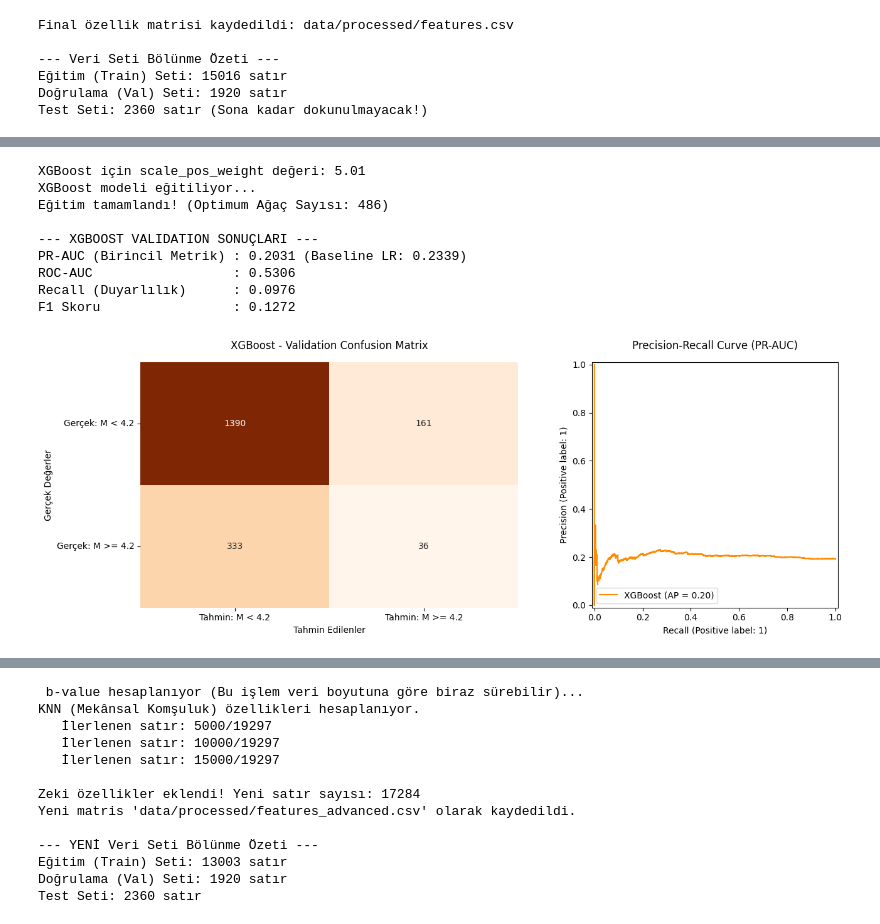
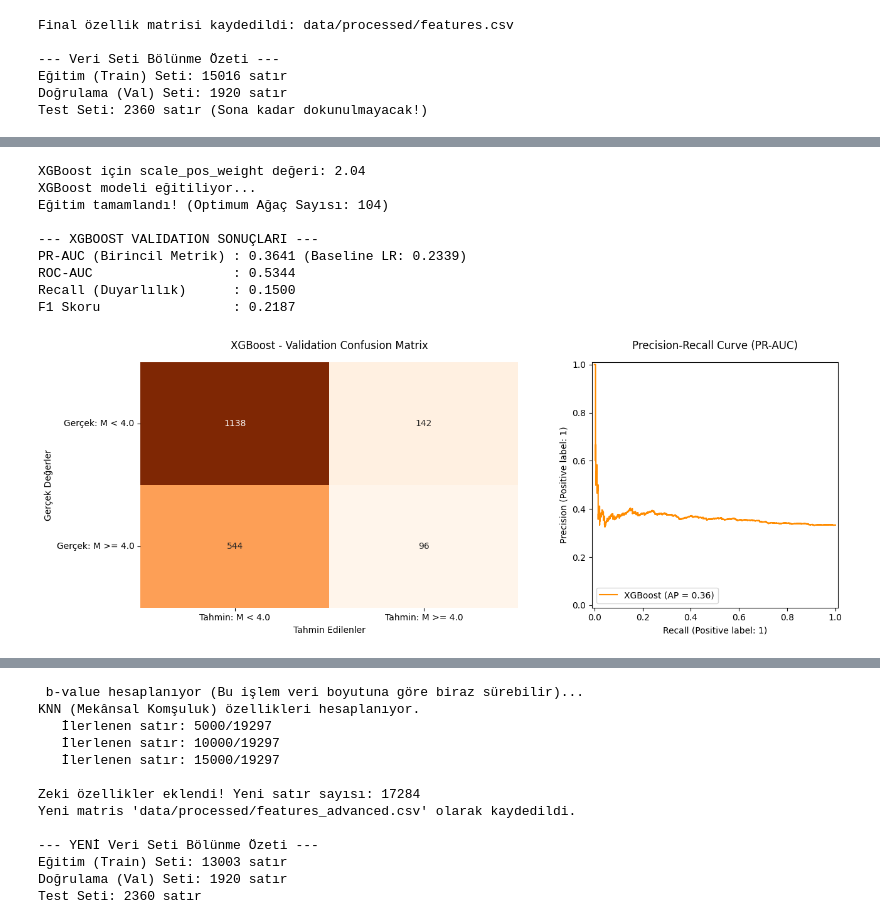
Before and after one commit to erenozelll/Earthquake_Prediction, a Jupyter notebook: group_collab_earthquake_prediction.ipynb, the cells around one changed output, grey strips where cells are left out. Saved outputs shown, nothing was run; the diff lists cells and outputs as text; code cells hidden in the pictures.

```diff
--- a/group_collab_earthquake_prediction.ipynb
+++ b/group_collab_earthquake_prediction.ipynb
@@ -153,12 +153,12 @@ df = df.sort_values('datetime').reset_index(drop=True)
 # ---------------------------------------------------------
 # 1. HEDEF DEĞİŞKEN - Taha
 # ---------------------------------------------------------
-df['target'] = (df['magnitude'] >= 4.2).astype(int)
+df['target'] = (df['magnitude'] >= 4.0).astype(int)
 
 oran = df['target'].mean() * 100
 print(f"Hedef Değişken (Target) Oluşturuldu.")
 print(f"Toplam Deprem: {len(df)}")
-print(f"4.2 Üzeri Deprem Sayısı (Pozitif Sınıf): {df['target'].sum()}")
+print(f"4.0 Üzeri Deprem Sayısı (Pozitif Sınıf): {df['target'].sum()}")
 print(f"Pozitif Sınıf Oranı: %{oran:.2f}\n")
 
 # ---------------------------------------------------------
@@ -415,42 +415,42 @@ roc_auc_xgb = roc_auc_score(y_val, y_val_proba_xgb)
 print("\n--- XGBOOST VALIDATION SONUÇLARI ---")
 # Baseline skoru Lojistik Regresyon sonucunuza göre
 print(f"PR-AUC (Birincil Metrik) : {pr_auc_xgb:.4f} (Baseline LR: 0.2339)")
 print(f"ROC-AUC                  : {roc_auc_xgb:.4f}")
 print(f"Recall (Duyarlılık)      : {recall_xgb:.4f}")
 print(f"F1 Skoru                 : {f1_xgb:.4f}\n")
 
 # ---------------------------------------------------------
 # 5. GÖRSELLEŞTİRME (Karmaşıklık Matrisi ve PR Eğrisi)
 # ---------------------------------------------------------
 fig, ax = plt.subplots(1, 2, figsize=(14, 5))
 
 # Matris
 cm_xgb = confusion_matrix(y_val, y_val_pred_xgb)
 sns.heatmap(cm_xgb, annot=True, fmt='d', cmap='Oranges', cbar=False,
-            xticklabels=['Tahmin: M < 4.2', 'Tahmin: M >= 4.2'],
-            yticklabels=['Gerçek: M < 4.2', 'Gerçek: M >= 4.2'], ax=ax[0])
+            xticklabels=['Tahmin: M < 4.0', 'Tahmin: M >= 4.0'],
+            yticklabels=['Gerçek: M < 4.0', 'Gerçek: M >= 4.0'], ax=ax[0])
 ax[0].set_title('XGBoost - Validation Confusion Matrix', pad=15)
 ax[0].set_ylabel('Gerçek Değerler')
 ax[0].set_xlabel('Tahmin Edilenler')
 ax[0].tick_params(axis='y', rotation=0)
 
 # PR Curve (Hassasiyet-Duyarlılık Eğrisi)
 PrecisionRecallDisplay.from_estimator(xgb_model, X_val, y_val, ax=ax[1], color='darkorange', name='XGBoost')
 ax[1].set_title('Precision-Recall Curve (PR-AUC)', pad=15)
 
 plt.tight_layout()
 plt.show()
 # %% [output]
-XGBoost için scale_pos_weight değeri: 5.01
+XGBoost için scale_pos_weight değeri: 2.04
 XGBoost modeli eğitiliyor...
-Eğitim tamamlandı! (Optimum Ağaç Sayısı: 486)
+Eğitim tamamlandı! (Optimum Ağaç Sayısı: 104)
 
 --- XGBOOST VALIDATION SONUÇLARI ---
-PR-AUC (Birincil Metrik) : 0.2031 (Baseline LR: 0.2339)
-ROC-AUC                  : 0.5306
-Recall (Duyarlılık)      : 0.0976
-F1 Skoru                 : 0.1272
+PR-AUC (Birincil Metrik) : 0.3641 (Baseline LR: 0.2339)
+ROC-AUC                  : 0.5344
+Recall (Duyarlılık)      : 0.1500
+F1 Skoru                 : 0.2187
-[figure, old version]
+[figure, new version]
 # %%
 #ESMA & TAHA
 import numpy as np
```
Also changed, not shown: parts of 13 cells of this notebook.
